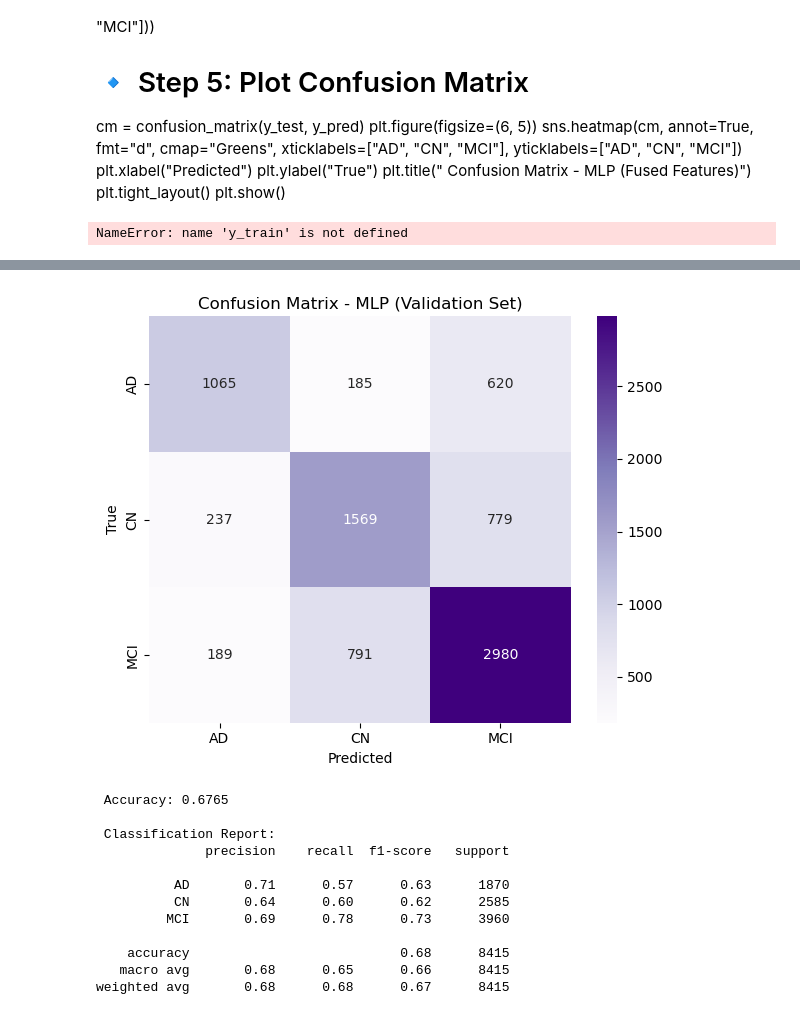
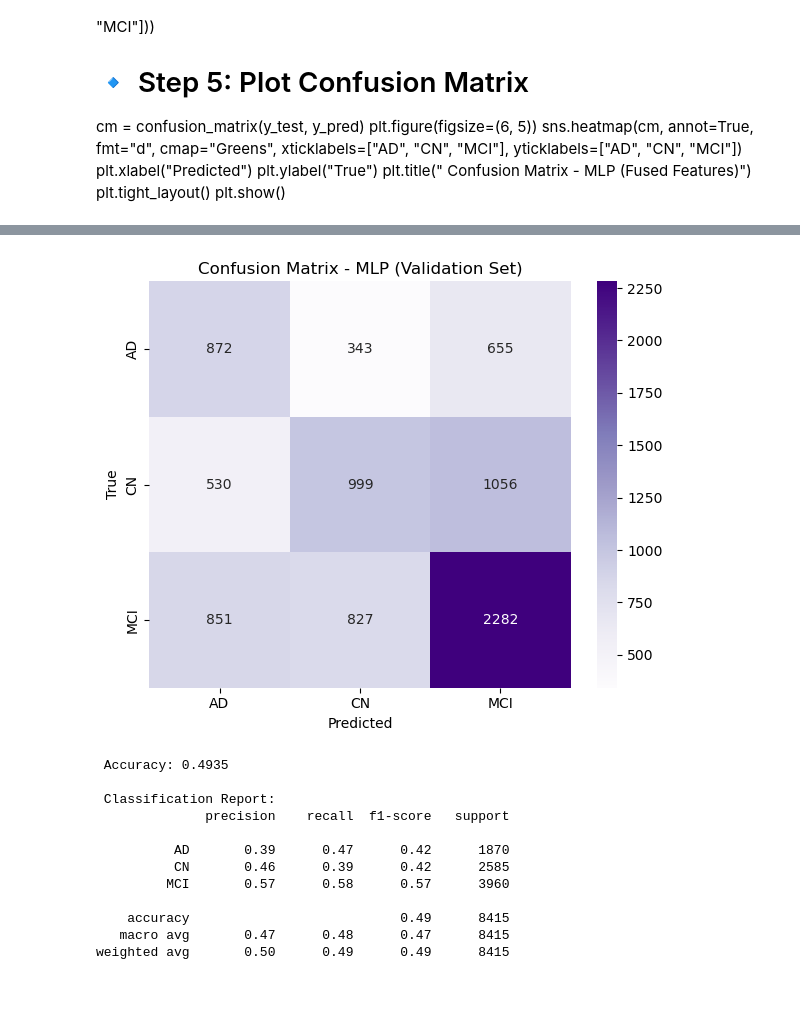
Before and after one commit to fatima-tuz-zahra-123/Neurological_disease_detection, a Jupyter notebook: code.ipynb, the cells around one changed output, grey strips where cells are left out. Cells and saved outputs as stored; diff of their text form; code cells hidden in the pictures.

Commit message:
model code for only image-based data

```diff
--- a/code.ipynb
+++ b/code.ipynb
@@ -689,29 +532,26 @@ plt.ylabel("True")
 plt.title(" Confusion Matrix - MLP (Fused Features)")
 plt.tight_layout()
 plt.show()
-# %%
-unique, counts = np.unique(y_train, return_counts=True)
-print(dict(zip(unique, counts)))
-# %% [output]
-NameError: name 'y_train' is not defined
 # %%
-import torch.nn as nn
-
 class MLPWithDropout(nn.Module):
-    def __init__(self):
+    def __init__(self, input_dim):
         super(MLPWithDropout, self).__init__()
         self.net = nn.Sequential(
-            nn.Linear(1024, 512),   # input size must match your fused feature size (e.g., 1024 if CLIP image+text)
-            nn.ReLU(),
-            nn.Dropout(0.4),
-            nn.Linear(512, 256),
+            nn.Linear(input_dim, 128),
             nn.ReLU(),
             nn.Dropout(0.3),
-            nn.Linear(256, 3)       # 3 output classes (AD, CN, MCI)
+            nn.Linear(128, 64),
+            nn.ReLU(),
+            nn.Dropout(0.3),
+            nn.Linear(64, 3)
         )
 
     def forward(self, x):
         return self.net(x)
+
+# Example usage:
+input_dim = X_train.shape[1]
+model = MLPWithDropout(input_dim).to(device)
 # %%
 from sklearn.metrics import accuracy_score, classification_report, confusion_matrix
 import matplotlib.pyplot as plt
@@ -728,9 +568,9 @@ from torch.utils.data import DataLoader, TensorDataset
 from sklearn.preprocessing import StandardScaler
 
 # Load data
-X_train = np.load("train_fused_features_clean.npy")
+X_train = np.load("train_image_features_only.npy")
 y_train = np.load("train_fused_labels_clean.npy")
-X_val = np.load("val_fused_features_clean.npy")
+X_val = np.load("val_image_features_only.npy")
 y_val = np.load("val_fused_labels_clean.npy")
 
 # Optional: if your MLP has 1024 input, pad image/text features accordingly
@@ -759,7 +599,8 @@ val_loader = DataLoader(val_dataset, batch_size=128)
 
 
 
-model = MLPWithDropout().to("cuda" if torch.cuda.is_available() else "cpu")
+input_dim = X_train.shape[1]  # or manually set to 256 for image-only
+model = MLPWithDropout(input_dim).to("cuda" if torch.cuda.is_available() else "cpu")
 criterion = nn.CrossEntropyLoss()
 optimizer = torch.optim.Adam(model.parameters(), lr=1e-4)
 
@@ -853,4 +694,4 @@ weighted avg       0.67      0.67      0.67      8415
-[figure, old version]
+[figure, new version]
 # %%
 from sklearn.metrics import classification_report, accuracy_score
 
@@ -867,15 +708,15 @@ print(f"\n Accuracy: {accuracy:.4f}")
 print("\n Classification Report:")
 print(classification_report(y_val_true, y_val_preds, target_names=class_names))
 # %% [output]
- Accuracy: 0.6765
+ Accuracy: 0.4935
 
  Classification Report:
               precision    recall  f1-score   support
 
-          AD       0.71      0.57      0.63      1870
-          CN       0.64      0.60      0.62      2585
-         MCI       0.69      0.78      0.73      3960
+          AD       0.39      0.47      0.42      1870
+          CN       0.46      0.39      0.42      2585
+         MCI       0.57      0.58      0.57      3960
 
-    accuracy                           0.68      8415
-   macro avg       0.68      0.65      0.66      8415
-weighted avg       0.68      0.68      0.67      8415
+    accuracy                           0.49      8415
+   macro avg       0.47      0.48      0.47      8415
+weighted avg       0.50      0.49      0.49      8415
```
Also changed, not shown: parts of 8 cells of this notebook.
